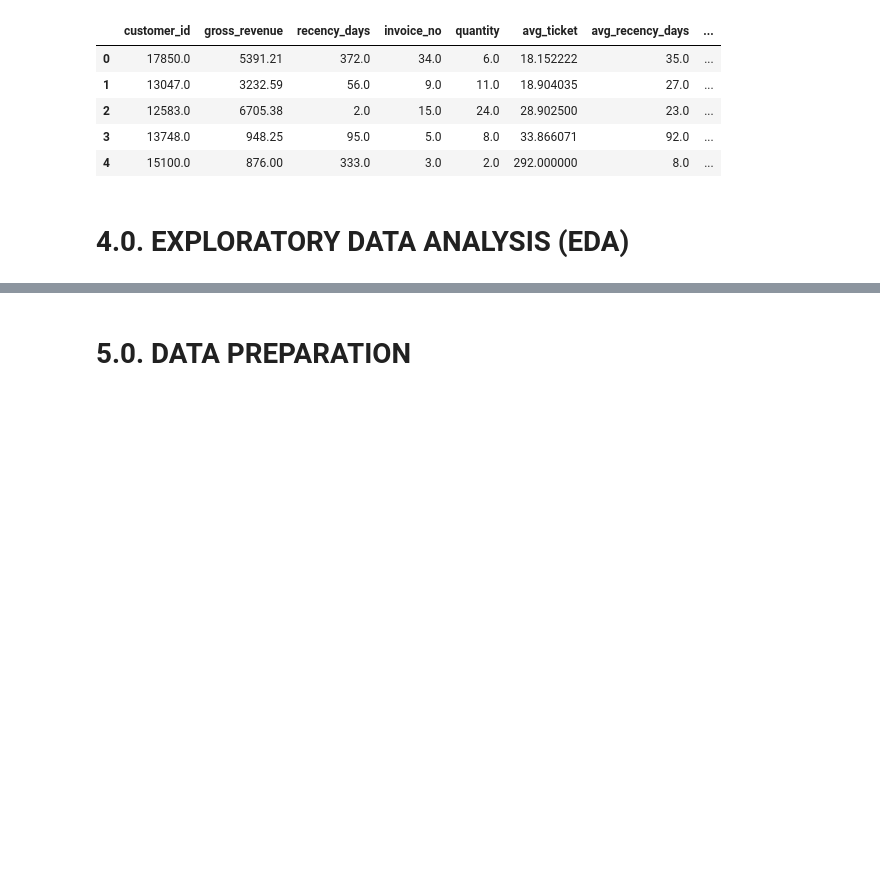
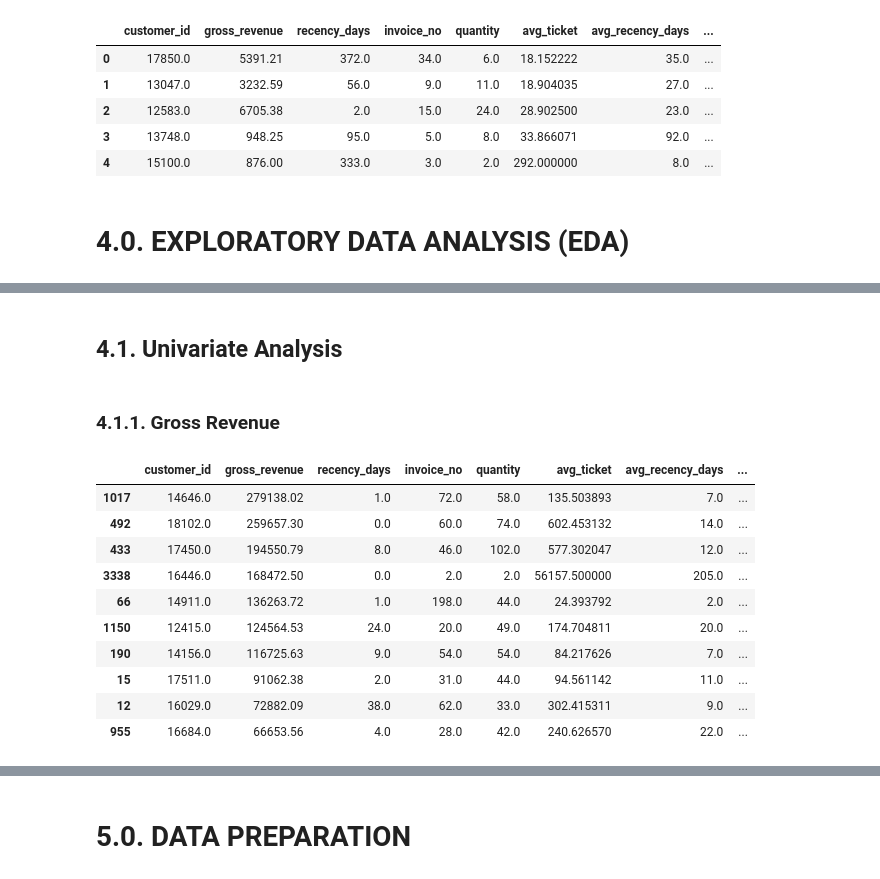
Before and after one commit to ThiagoBorges81/clustering_ml_project, a Jupyter notebook: notebooks/c00_insiders_clustering.ipynb, the cells around one changed output, grey strips where cells are left out. Drawn from its saved outputs; the diff is of its cells as text; code cells hidden in the pictures; blank space fills up the shorter version.

```diff
--- a/notebooks/c00_insiders_clustering.ipynb
+++ b/notebooks/c00_insiders_clustering.ipynb
@@ -575,8 +577,14 @@ dtype: int64
 ### 3.1.3. Purchases Amount
 # %%
 # 4 - Count the amount of purchased products
-df_qty_purc = df2_purchases[['customer_id','invoice_no']].drop_duplicates().groupby('customer_id').count().reset_index()
-df_ref = pd.merge(df_ref, df_qty_purc, on='customer_id', how='left')
+df_qty_purc = (
+    df2_purchases[["customer_id", "invoice_no"]]
+    .drop_duplicates()
+    .groupby("customer_id")
+    .count()
+    .reset_index()
+)
+df_ref = pd.merge(df_ref, df_qty_purc, on="customer_id", how="left")
 df_ref.isna().sum()
 # %% [output]
 customer_id       0
@@ -789,0 +812,2 @@ df4 = df_ref.dropna().copy()
+# %% [markdown]
+## 4.1. Univariate Analysis
@@ -789,0 +817,16 @@ df4 = df_ref.dropna().copy()
+# %% [markdown]
+### 4.1.1. Gross Revenue
+# %%
+df4.sort_values('gross_revenue', ascending=False).head(10)
+# %% [output]
+|  | customer_id | gross_revenue | recency_days | invoice_no | quantity | avg_ticket | avg_recency_days | ... |
+| 1017 | 14646.0 | 279138.02 | 1.0 | 72.0 | 58.0 | 135.503893 | 7.0 | ... |
+| 492 | 18102.0 | 259657.30 | 0.0 | 60.0 | 74.0 | 602.453132 | 14.0 | ... |
+| 433 | 17450.0 | 194550.79 | 8.0 | 46.0 | 102.0 | 577.302047 | 12.0 | ... |
+| 3338 | 16446.0 | 168472.50 | 0.0 | 2.0 | 2.0 | 56157.500000 | 205.0 | ... |
+| 66 | 14911.0 | 136263.72 | 1.0 | 198.0 | 44.0 | 24.393792 | 2.0 | ... |
+| 1150 | 12415.0 | 124564.53 | 24.0 | 20.0 | 49.0 | 174.704811 | 20.0 | ... |
+| 190 | 14156.0 | 116725.63 | 9.0 | 54.0 | 54.0 | 84.217626 | 7.0 | ... |
+| 15 | 17511.0 | 91062.38 | 2.0 | 31.0 | 44.0 | 94.561142 | 11.0 | ... |
+| 12 | 16029.0 | 72882.09 | 38.0 | 62.0 | 33.0 | 302.415311 | 9.0 | ... |
+| 955 | 16684.0 | 66653.56 | 4.0 | 28.0 | 42.0 | 240.626570 | 22.0 | ... |
```
Also changed, not shown: parts of 5 cells of this notebook, 1 other file.
